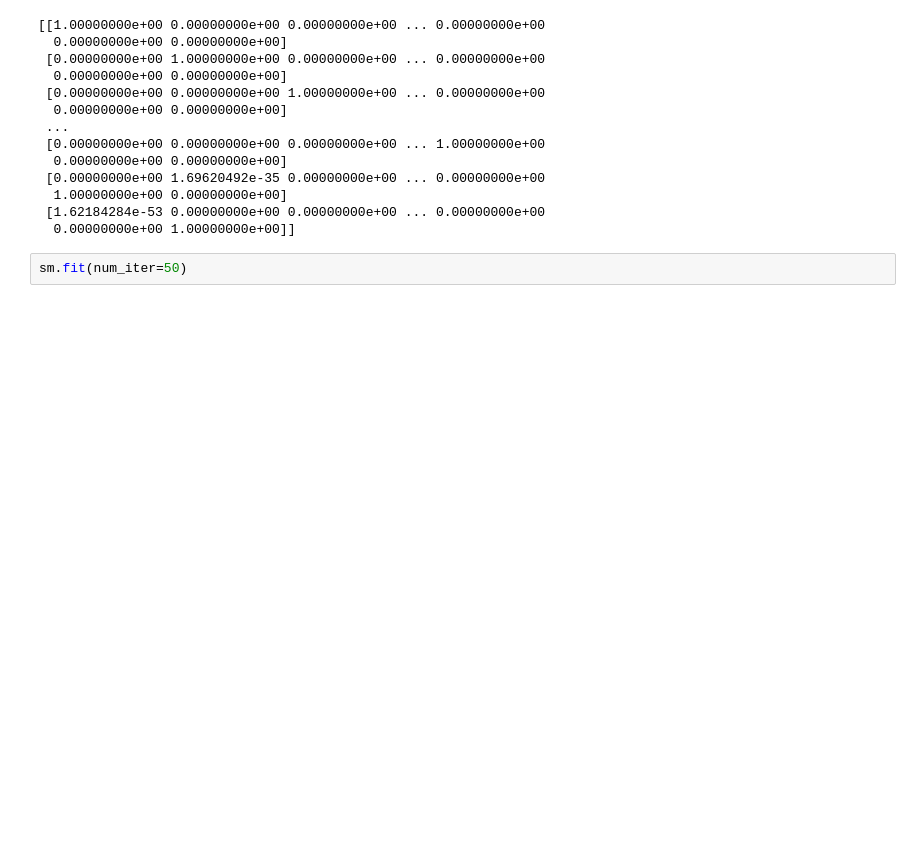
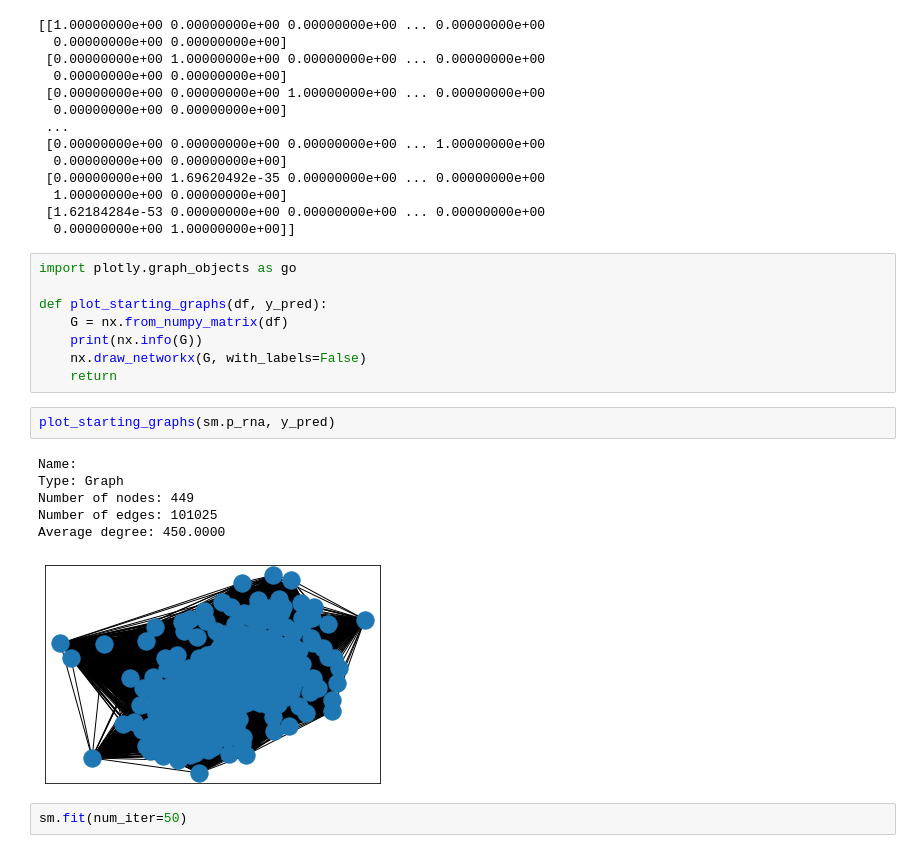
Before and after one commit to CarloZoc7/SimilarityNetworkFusion, a Jupyter notebook: snf_multiOmnics.ipynb, the cells around one changed output. Cells and saved outputs as stored; diff of their text form; blank space fills up the shorter version.

```diff
--- a/snf_multiOmnics.ipynb
+++ b/snf_multiOmnics.ipynb
@@ -346,6 +347,23 @@ Calculating S matrix for Illumina...
   1.00000000e+00 0.00000000e+00]
  [1.62184284e-53 0.00000000e+00 0.00000000e+00 ... 0.00000000e+00
   0.00000000e+00 1.00000000e+00]]
+# %%
+import plotly.graph_objects as go
+
+def plot_starting_graphs(df, y_pred):
+    G = nx.from_numpy_matrix(df)
+    print(nx.info(G))
+    nx.draw_networkx(G, with_labels=False)
+    return
+# %%
+plot_starting_graphs(sm.p_rna, y_pred)
+# %% [output]
+Name:
+Type: Graph
+Number of nodes: 449
+Number of edges: 101025
+Average degree: 450.0000
+[figure, added]
 # %%
 sm.fit(num_iter=50)
 # %% [output]
```
Also changed, not shown: parts of 5 cells of this notebook, 1 other file.
